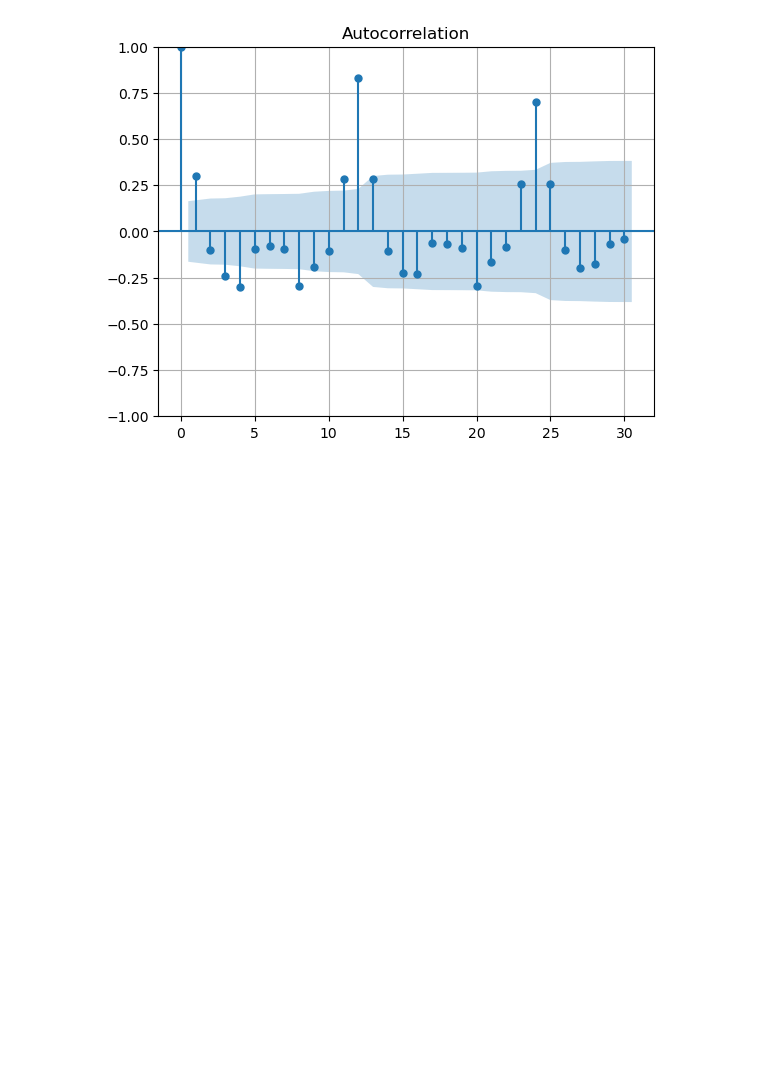
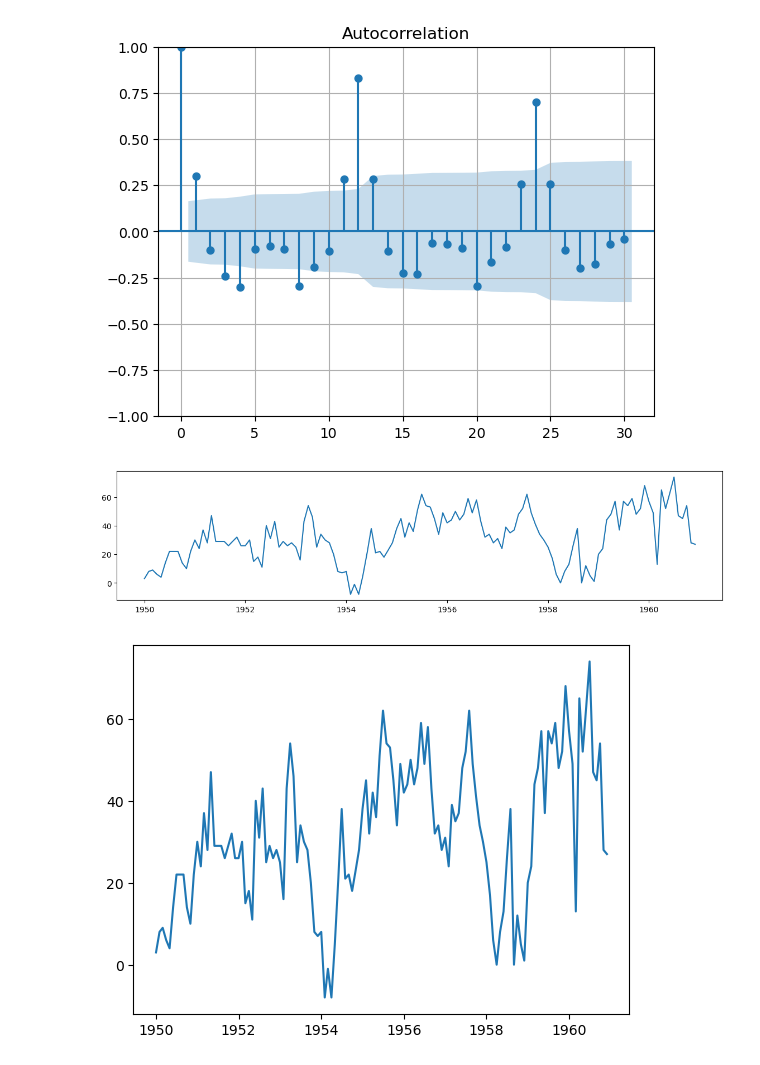
Before and after one commit to tejasonawane01-dev/first-repo, a Jupyter notebook: SC/Time Series Analysis/Practical 1/practical 1.ipynb, the cells around one changed output. Saved outputs shown, nothing was run; the diff lists cells and outputs as text; code cells hidden in the pictures; blank space fills up the shorter version.

```diff
--- a/SC/Time Series Analysis/Practical 1/practical 1.ipynb
+++ b/SC/Time Series Analysis/Practical 1/practical 1.ipynb
@@ -316,3 +316,14 @@ plot_acf(diff, ax = plt.gca(), lags = 30)
 plt.show()
 # %% [output]
 [figure]
+# %%
+sdiff = time_series_data['#Passengers'].diff(12).dropna()
+plt.figure(figsize=(14,3))
+plt.plot(sdiff)
+plt.show()
+
+plt.plot(sdiff)
+plt.show()
+# %% [output]
+[figure, added]
+[figure, added]
```
Also changed, not shown: parts of 1 cell of this notebook, 3 other files.
